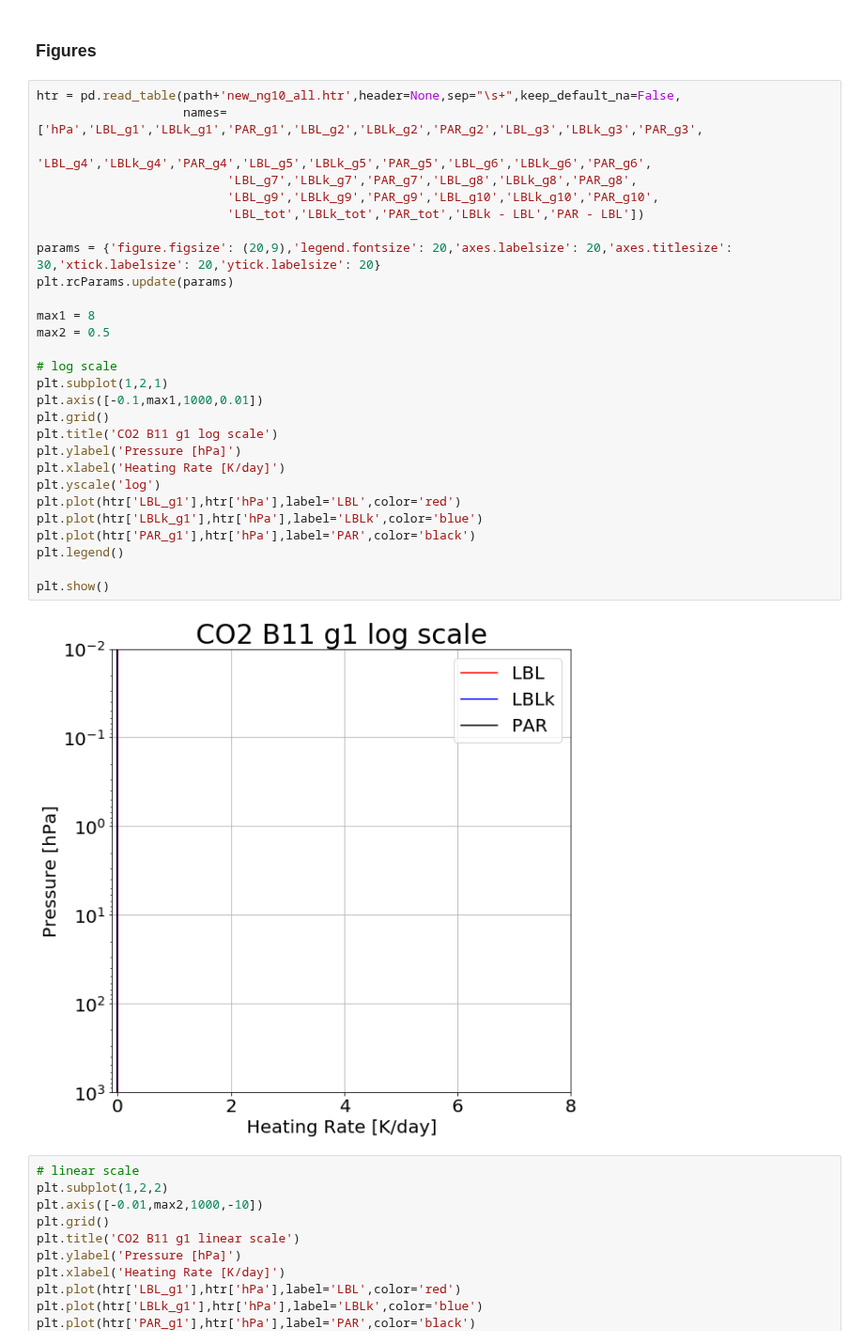
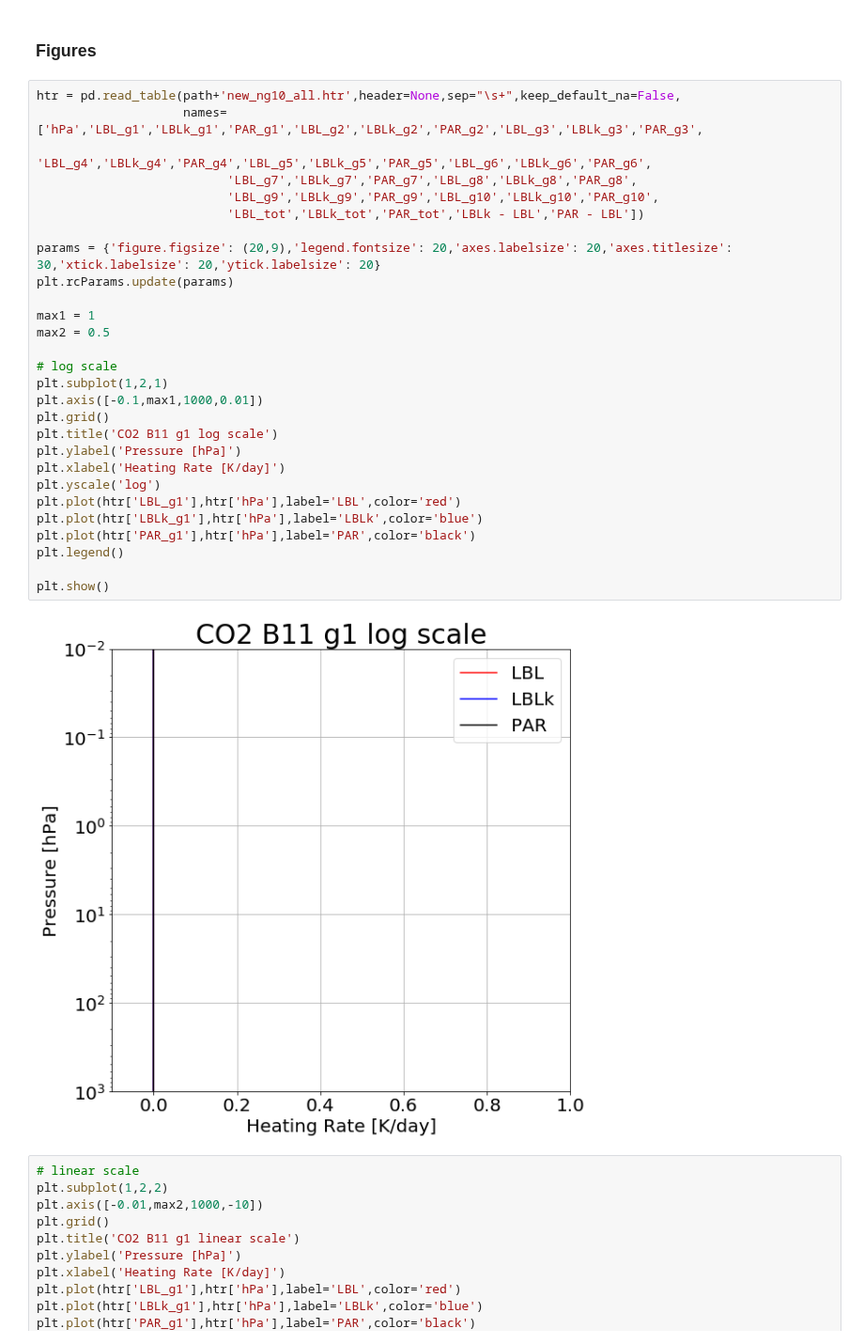
Before and after one commit to kimbuyo/Radiation_SW, a Jupyter notebook: Param/CO2/B11/190213_Result/CO2x1/CO2_B11_cosz0.5_saw75_result.ipynb, the cells around one changed output. Shown at 94% size. Drawn from its saved outputs; the diff is of its cells as text.

```diff
--- a/Param/CO2/B11/190213_Result/CO2x1/CO2_B11_cosz0.5_saw75_result.ipynb
+++ b/Param/CO2/B11/190213_Result/CO2x1/CO2_B11_cosz0.5_saw75_result.ipynb
@@ -73,33 +73,33 @@ Download: CO2_B11_cosz0.5_saw75_flux.csv
 # %%
 htr = pd.read_table(path+'new_ng10_all.htr',header=None,sep="\s+",keep_default_na=False,
                     names=['hPa','LBL_g1','LBLk_g1','PAR_g1','LBL_g2','LBLk_g2','PAR_g2','LBL_g3','LBLk_g3','PAR_g3',
                           'LBL_g4','LBLk_g4','PAR_g4','LBL_g5','LBLk_g5','PAR_g5','LBL_g6','LBLk_g6','PAR_g6',
                           'LBL_g7','LBLk_g7','PAR_g7','LBL_g8','LBLk_g8','PAR_g8',
                           'LBL_g9','LBLk_g9','PAR_g9','LBL_g10','LBLk_g10','PAR_g10',
                           'LBL_tot','LBLk_tot','PAR_tot','LBLk - LBL','PAR - LBL'])
 
 params = {'figure.figsize': (20,9),'legend.fontsize': 20,'axes.labelsize': 20,'axes.titlesize': 30,'xtick.labelsize': 20,'ytick.labelsize': 20}
 plt.rcParams.update(params)
 
-max1 = 8
+max1 = 1
 max2 = 0.5
 
 # log scale
 plt.subplot(1,2,1)
 plt.axis([-0.1,max1,1000,0.01])
 plt.grid()
 plt.title('CO2 B11 g1 log scale')
 plt.ylabel('Pressure [hPa]')
 plt.xlabel('Heating Rate [K/day]')
 plt.yscale('log')
 plt.plot(htr['LBL_g1'],htr['hPa'],label='LBL',color='red')
 plt.plot(htr['LBLk_g1'],htr['hPa'],label='LBLk',color='blue')
 plt.plot(htr['PAR_g1'],htr['hPa'],label='PAR',color='black')
 plt.legend()
 
 plt.show()
 # %% [output]
-[figure, old version]
+[figure, new version]
 # %%
 # linear scale
 plt.subplot(1,2,2)
```
Also changed, not shown: parts of 10 cells of this notebook.
